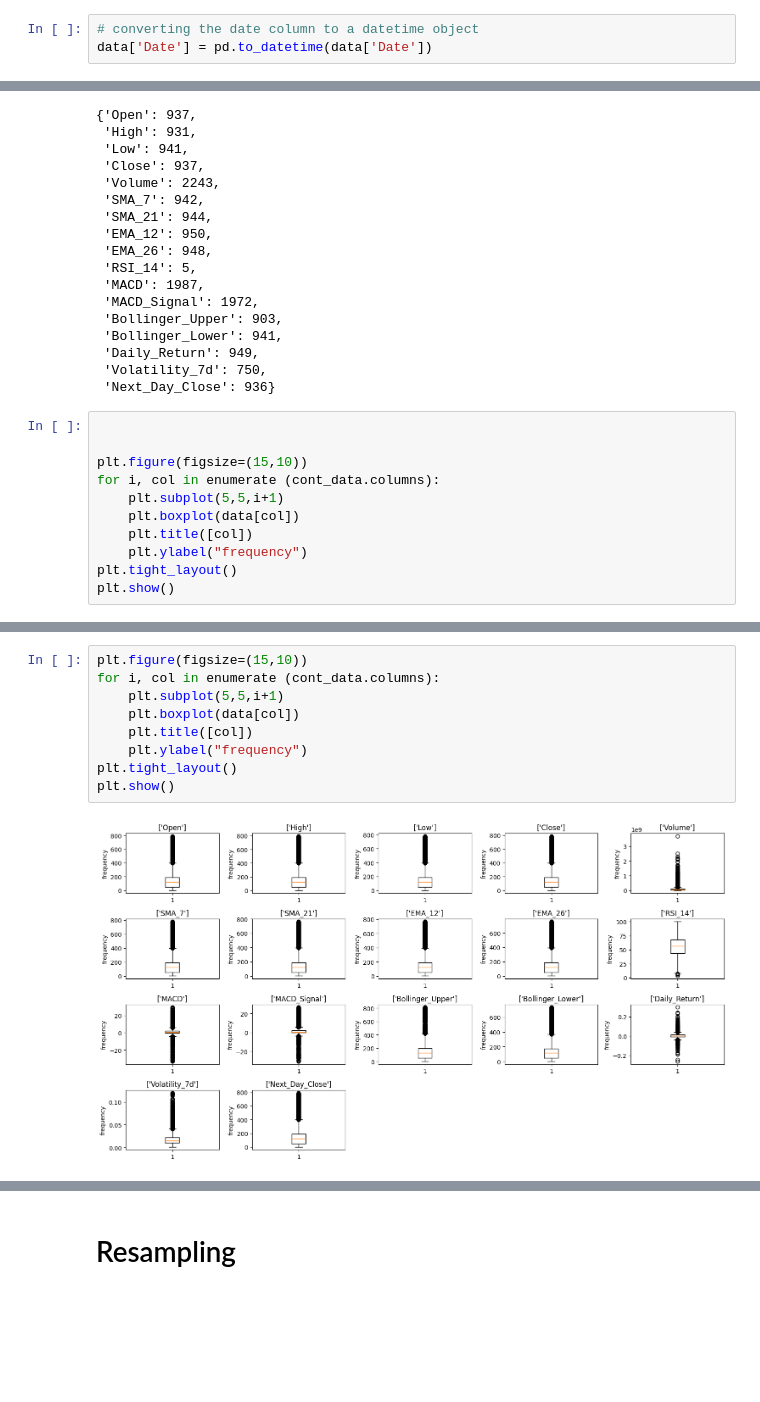
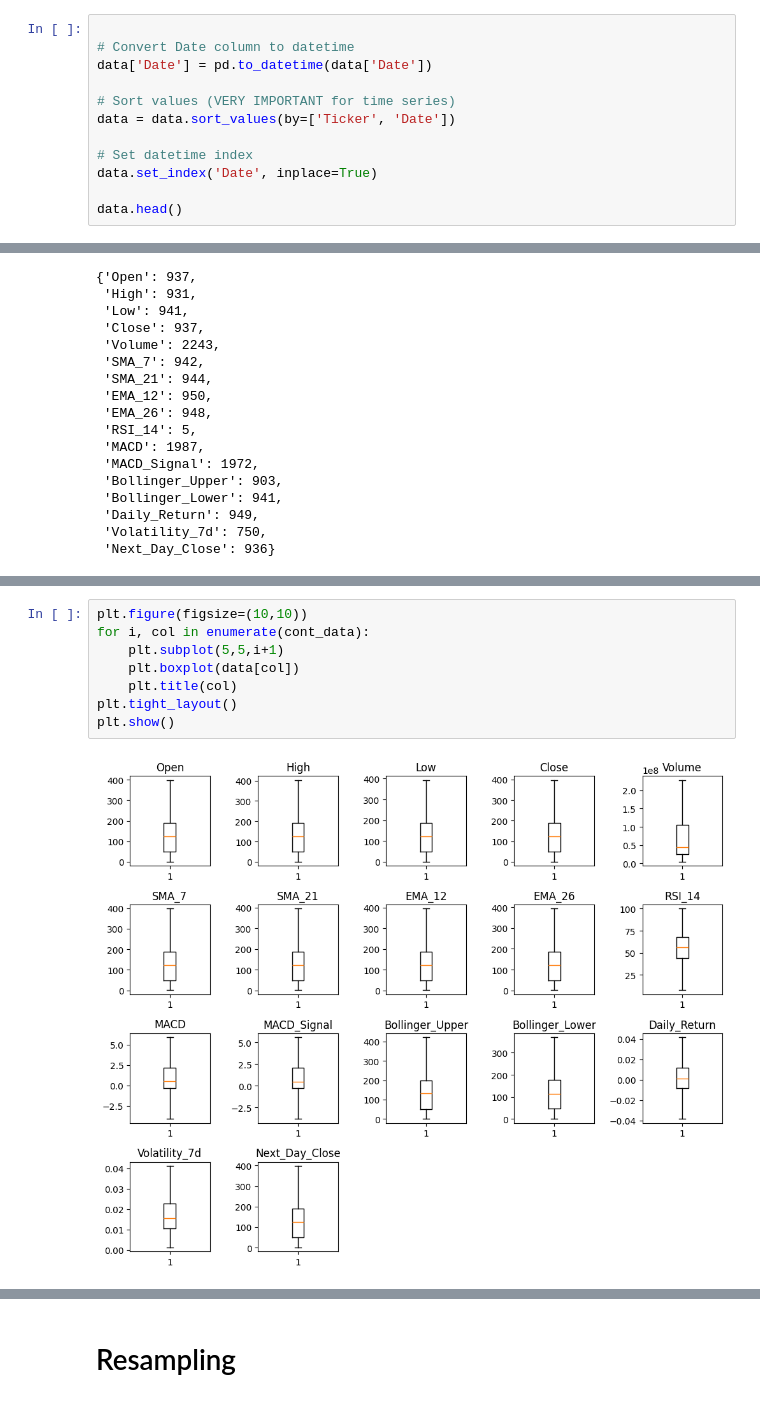
Before and after one commit to Lusingalisa/Time-Series-Analysis-Forecasting, a Jupyter notebook: TS_data_Preprocessing.ipynb, the cells around one changed output, grey strips where cells are left out. Cells and saved outputs as stored; diff of their text form; blank space fills up the shorter version.

```diff
--- a/TS_data_Preprocessing.ipynb
+++ b/TS_data_Preprocessing.ipynb
@@ -40,5 +40,14 @@ Data columns (total 19 columns):
 dtypes: float64(16), int64(1), object(2)
 memory usage: 2.2+ MB
 # %%
-# converting the date column to a datetime object
+
+# Convert Date column to datetime
 data['Date'] = pd.to_datetime(data['Date'])
+
+# Sort values (VERY IMPORTANT for time series)
+data = data.sort_values(by=['Ticker', 'Date'])
+
+# Set datetime index
+data.set_index('Date', inplace=True)
+
+data.head()
@@ -144,14 +186,3 @@ detect_outliers(cont_data, cont_data.columns)
  'Daily_Return': 949,
  'Volatility_7d': 750,
  'Next_Day_Close': 936}
-# %%
-
-
-plt.figure(figsize=(15,10))
-for i, col in enumerate (cont_data.columns):
-    plt.subplot(5,5,i+1)
-    plt.boxplot(data[col])
-    plt.title([col])
-    plt.ylabel("frequency")
-plt.tight_layout()
-plt.show()
@@ -173,13 +202,12 @@ def remove_outliers(column):
 
 remove_outliers(cont_data.columns)
-# %%
-plt.figure(figsize=(15,10))
-for i, col in enumerate (cont_data.columns):
-    plt.subplot(5,5,i+1)
-    plt.boxplot(data[col])
-    plt.title([col])
-    plt.ylabel("frequency")
-plt.tight_layout()
-plt.show()
-# %% [output]
-[figure, removed]
+# %%
+plt.figure(figsize=(10,10))
+for i, col in enumerate(cont_data):
+    plt.subplot(5,5,i+1)
+    plt.boxplot(data[col])
+    plt.title(col)
+plt.tight_layout()
+plt.show()
+# %% [output]
+[figure, added]
```
Also changed, not shown: parts of 11 cells of this notebook.
